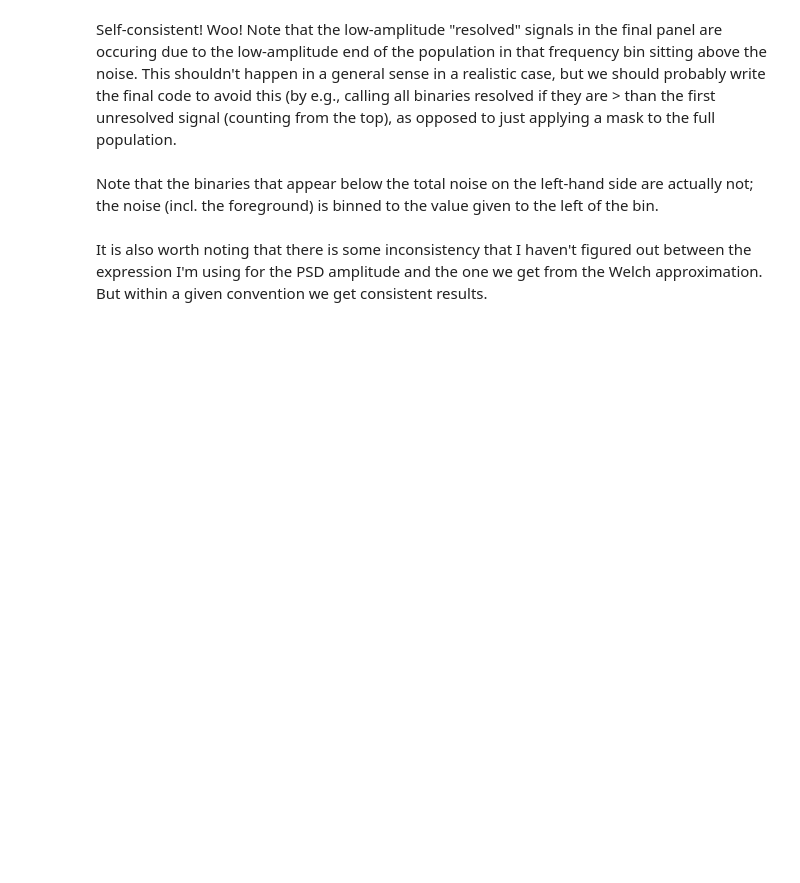
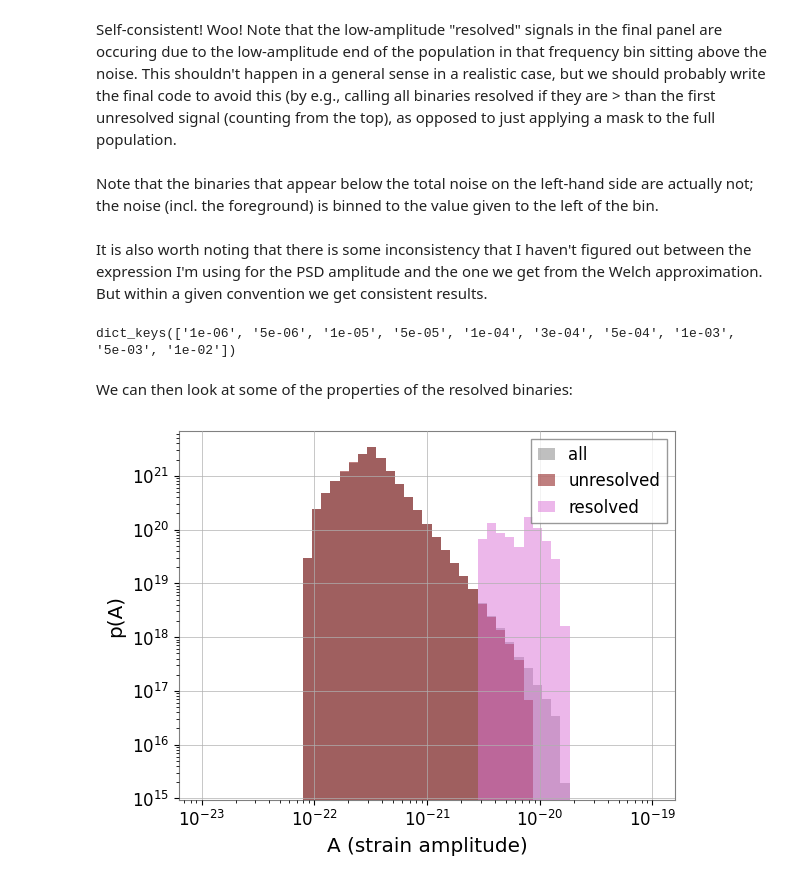
Before and after one commit to criswellalexander/gb-population-inference, a Jupyter notebook: test_gb_selection-cleaned-up.ipynb, the cells around one changed output. Saved outputs shown, nothing was run; the diff lists cells and outputs as text; code cells hidden in the pictures; blank space fills up the shorter version.

Commit message:
Update test_gb_selection-cleaned-up.ipynb
Adding some amplitude distribution plots to the end

```diff
--- a/test_gb_selection-cleaned-up.ipynb
+++ b/test_gb_selection-cleaned-up.ipynb
@@ -1014,3 +1014,26 @@ Self-consistent! Woo! Note that the low-amplitude "resolved" signals in the fina
 Note that the binaries that appear below the total noise on the left-hand side are actually not; the noise (incl. the foreground) is binned to the value given to the left of the bin.
 # %% [markdown]
 It is also worth noting that there is some inconsistency that I haven't figured out between the expression I'm using for the PSD amplitude and the one we get from the Welch approximation. But within a given convention we get consistent results.
+# %%
+result_dict3.keys()
+# %% [output]
+dict_keys(['1e-06', '5e-06', '1e-05', '5e-05', '1e-04', '3e-04', '5e-04', '1e-03', '5e-03', '1e-02'])
+# %% [markdown]
+We can then look at some of the properties of the resolved binaries:
+# %%
+bins = np.logspace(-23,-19,50)
+plt.figure()
+plt.hist(df['amplitude'],label='all',density=True,bins=bins,alpha=0.5,color='grey')
+plt.hist(df['amplitude'][result_dict3['1e-04']['fast']['unres_idx']],
+         label='unresolved',density=True,bins=bins,alpha=0.5,color='maroon')
+plt.hist(df['amplitude'][result_dict3['1e-04']['fast']['res_idx']],
+         label='resolved',density=True,bins=bins,alpha=0.5,color='orchid')
+plt.xscale('log')
+plt.yscale('log')
+plt.legend()
+plt.xlabel("A (strain amplitude)")
+plt.ylabel("p(A)")
+# plt.ylim(0,0.5e21)
+plt.show()
+# %% [output]
+[figure, added]
```
Also changed, not shown: parts of 1 cell of this notebook.
